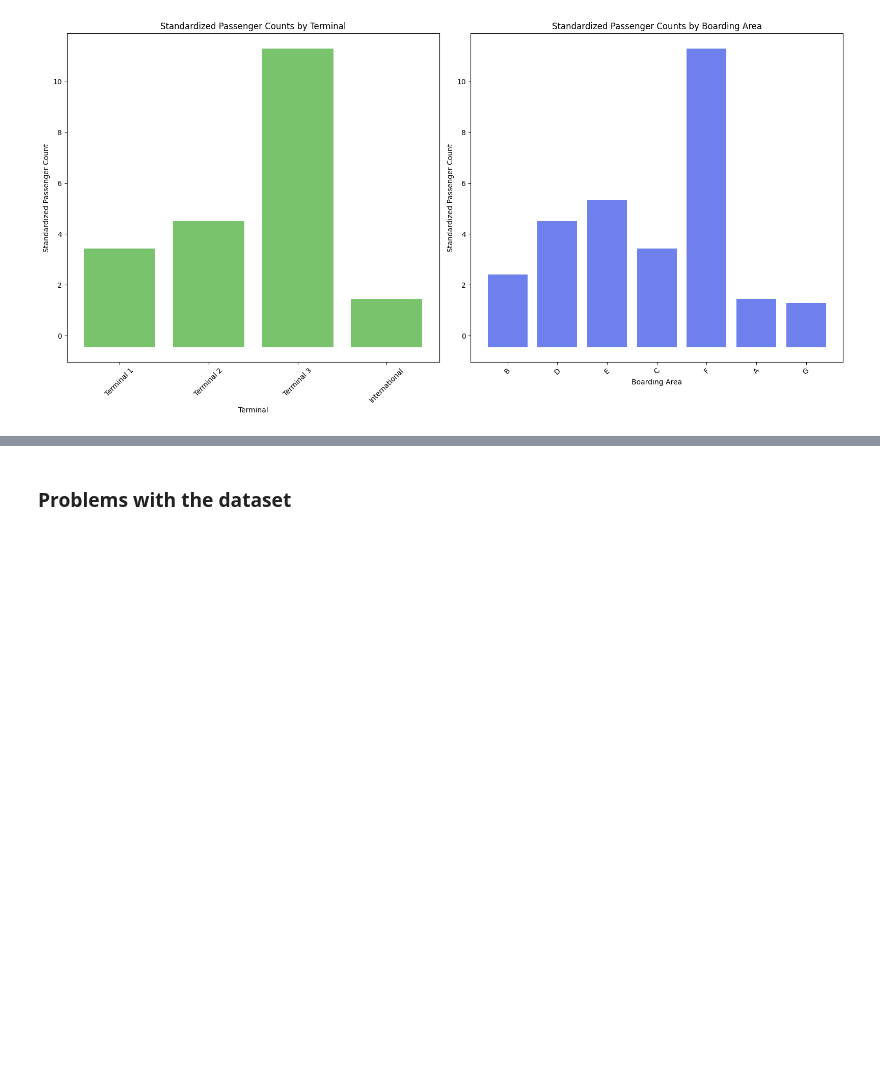
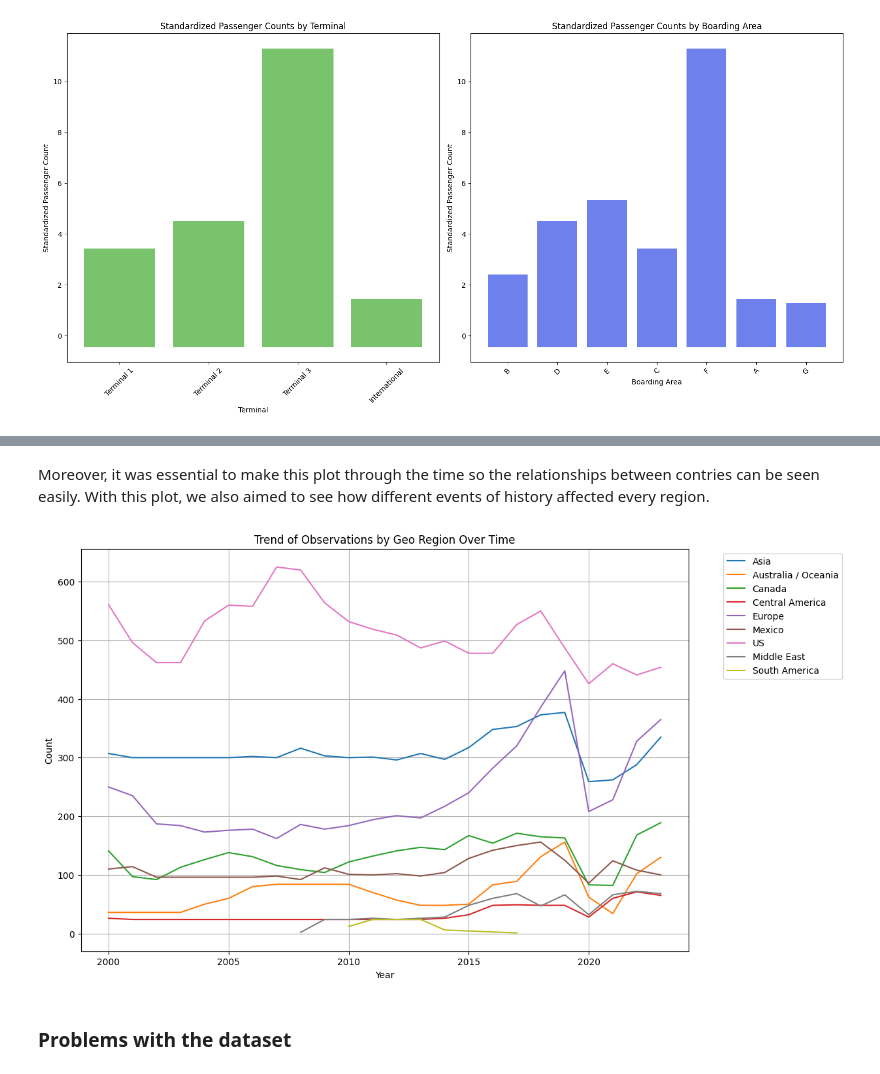
Before and after one commit to nereaSuacab/FinalProject---SocialData24.github.io, a Jupyter notebook: notebook.ipynb, the cells around one changed output, grey strips where cells are left out. Saved outputs shown, nothing was run; the diff lists cells and outputs as text; code cells hidden in the pictures; blank space fills up the shorter version.

```diff
--- a/notebook.ipynb
+++ b/notebook.ipynb
@@ -253,3 +288,29 @@ plt.show()
+# %% [markdown]
+Moreover, it was essential to make this plot through the time so the relationships between contries can be seen easily. With this plot, we also aimed to see how different events of history affected every region.
+# %%
+df['Activity Period Start Date'] = pd.to_datetime(df['Activity Period Start Date'])
+
+# Extract year from 'Activity Period Start Date'
+df['Year'] = df['Activity Period Start Date'].dt.year
+
+# Group data by year and geo region
+grouped_data = df.groupby(['Year', 'GEO Region']).size().reset_index(name='Count')
+
+# Plot line chart for each geo region
+plt.figure(figsize=(12, 8))
+for region in grouped_data['GEO Region'].unique():
+    region_data = grouped_data[grouped_data['GEO Region'] == region]
+    plt.plot(region_data['Year'], region_data['Count'], label=region)
+
+# Add labels and title
+plt.xlabel('Year')
+plt.ylabel('Count')
+plt.title('Trend of Observations by Geo Region Over Time')
+plt.legend(bbox_to_anchor=(1.05, 1), loc='upper left')
+plt.grid(True)
+plt.show()
+# %% [output]
+[figure, added]
 # %% [markdown]
 ### Problems with the dataset
 # %% [markdown]
```
Also changed, not shown: parts of 4 cells of this notebook.
